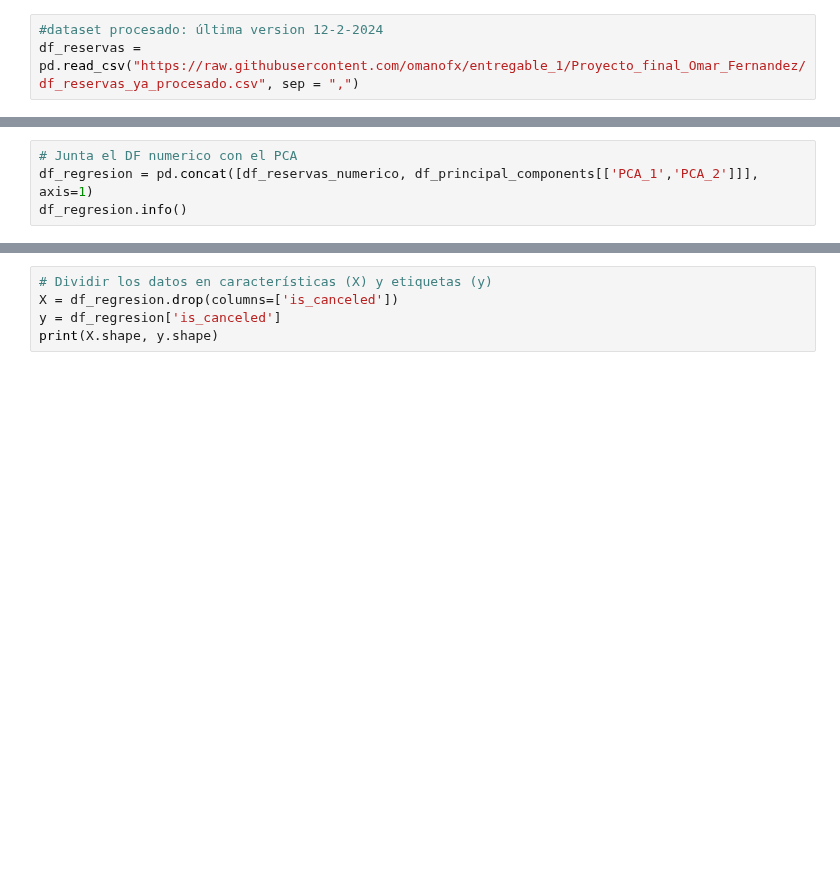
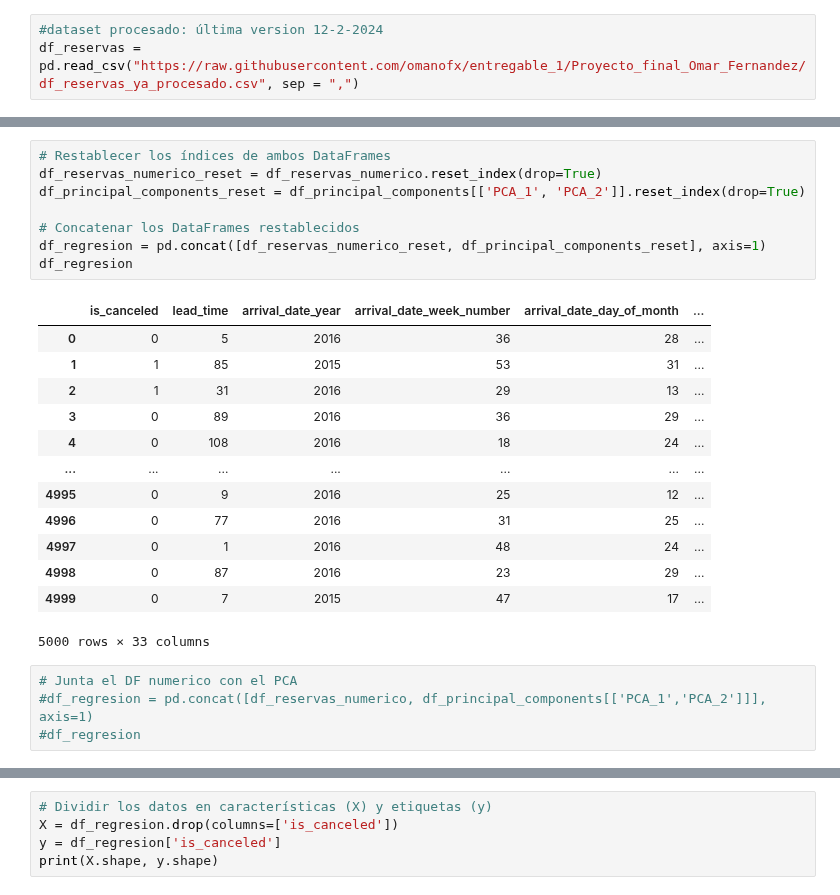
Before and after one commit to omanofx/entregable_1, a Jupyter notebook: cross_validation_Omar_Fernandez.ipynb, the cells around one changed output, grey strips where cells are left out. Saved outputs shown, nothing was run; the diff lists cells and outputs as text; blank space fills up the shorter version.

```diff
--- a/cross_validation_Omar_Fernandez.ipynb
+++ b/cross_validation_Omar_Fernandez.ipynb
@@ -178,4 +180,26 @@ df_principal_components
+# %%
+# Restablecer los índices de ambos DataFrames
+df_reservas_numerico_reset = df_reservas_numerico.reset_index(drop=True)
+df_principal_components_reset = df_principal_components[['PCA_1', 'PCA_2']].reset_index(drop=True)
+
+# Concatenar los DataFrames restablecidos
+df_regresion = pd.concat([df_reservas_numerico_reset, df_principal_components_reset], axis=1)
+df_regresion
+# %% [output]
+|  | is_canceled | lead_time | arrival_date_year | arrival_date_week_number | arrival_date_day_of_month | ... |
+| 0 | 0 | 5 | 2016 | 36 | 28 | ... |
+| 1 | 1 | 85 | 2015 | 53 | 31 | ... |
+| 2 | 1 | 31 | 2016 | 29 | 13 | ... |
+| 3 | 0 | 89 | 2016 | 36 | 29 | ... |
+| 4 | 0 | 108 | 2016 | 18 | 24 | ... |
+| ... | ... | ... | ... | ... | ... | ... |
+| 4995 | 0 | 9 | 2016 | 25 | 12 | ... |
+| 4996 | 0 | 77 | 2016 | 31 | 25 | ... |
+| 4997 | 0 | 1 | 2016 | 48 | 24 | ... |
+| 4998 | 0 | 87 | 2016 | 23 | 29 | ... |
+| 4999 | 0 | 7 | 2015 | 47 | 17 | ... |
+5000 rows × 33 columns
 # %%
 # Junta el DF numerico con el PCA
-df_regresion = pd.concat([df_reservas_numerico, df_principal_components[['PCA_1','PCA_2']]], axis=1)
-df_regresion.info()
+#df_regresion = pd.concat([df_reservas_numerico, df_principal_components[['PCA_1','PCA_2']]], axis=1)
+#df_regresion
```
Also changed, not shown: parts of 17 cells of this notebook.
